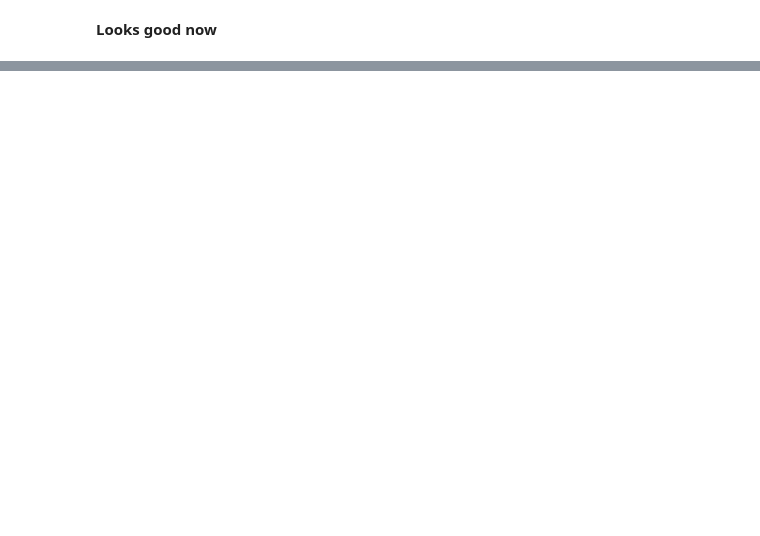
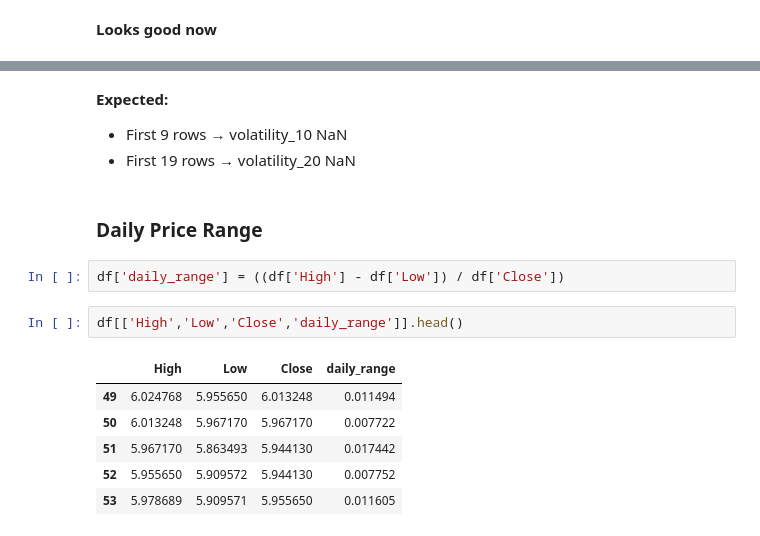
Before and after one commit to zechinglim/xai-stock-prediction-project, a Jupyter notebook: notebooks/feature_engineering.ipynb, the cells around one changed output, grey strips where cells are left out. Drawn from its saved outputs; the diff is of its cells as text; blank space fills up the shorter version.

```diff
--- a/notebooks/feature_engineering.ipynb
+++ b/notebooks/feature_engineering.ipynb
@@ -499,0 +552,18 @@ df[['Date', 'Close', 'target']].tail(10)
+# %% [markdown]
+**Expected:**
+
+- First 9 rows → volatility_10 NaN
+- First 19 rows → volatility_20 NaN
+# %% [markdown]
+### Daily Price Range
+# %%
+df['daily_range'] = ((df['High'] - df['Low']) / df['Close'])
+# %%
+df[['High','Low','Close','daily_range']].head()
+# %% [output]
+|  | High | Low | Close | daily_range |
+| 49 | 6.024768 | 5.955650 | 6.013248 | 0.011494 |
+| 50 | 6.013248 | 5.967170 | 5.967170 | 0.007722 |
+| 51 | 5.967170 | 5.863493 | 5.944130 | 0.017442 |
+| 52 | 5.955650 | 5.909572 | 5.944130 | 0.007752 |
+| 53 | 5.978689 | 5.909571 | 5.955650 | 0.011605 |
```
Also changed, not shown: parts of 31 cells of this notebook, 20 other files.
